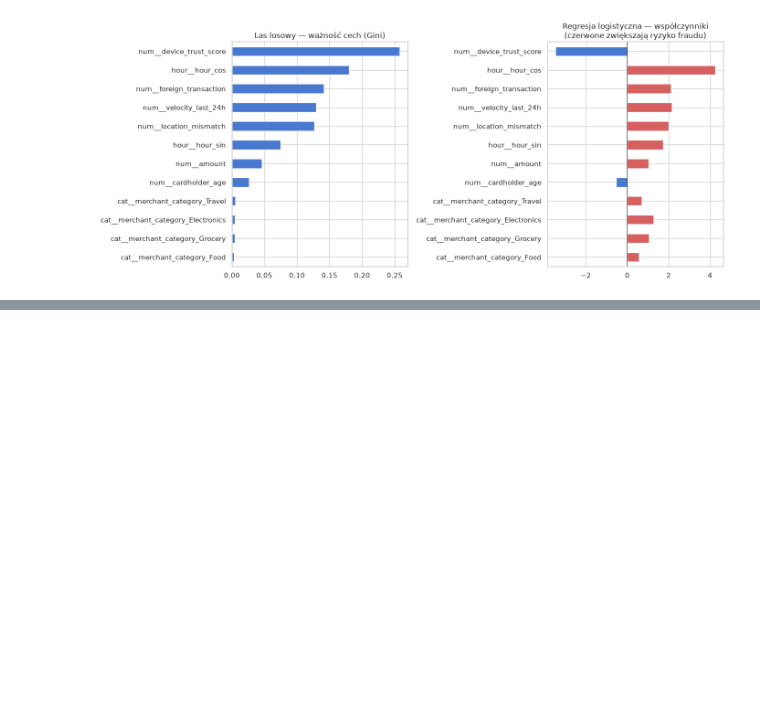
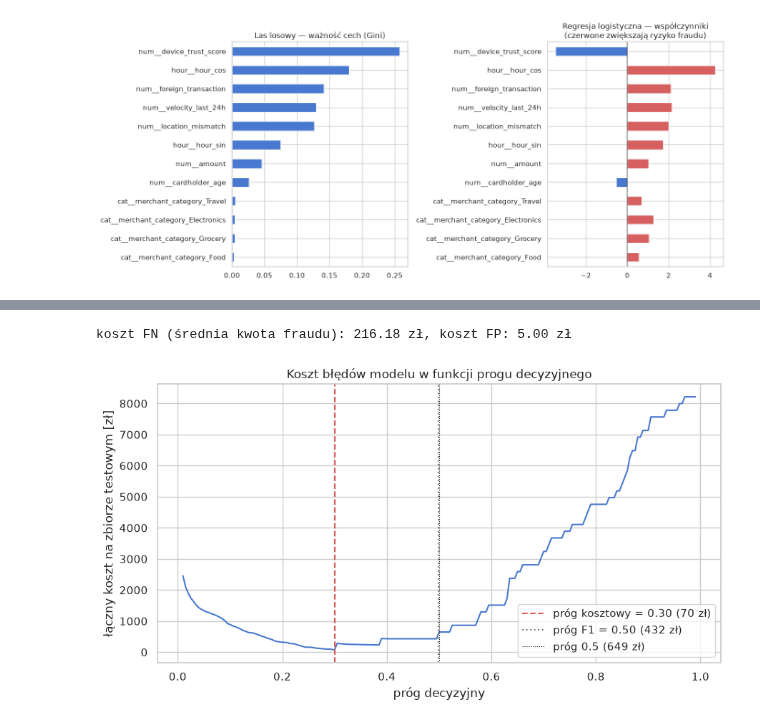
Before and after one commit to infoshareacademy/jdszr24-grupa-2, a Jupyter notebook: Ocean's_Four_Project.ipynb, the cells around one changed output, grey strips where cells are left out. Drawn from its saved outputs; the diff is of its cells as text; code cells hidden in the pictures; blank space fills up the shorter version.

```diff
--- a/Ocean's_Four_Project.ipynb
+++ b/Ocean's_Four_Project.ipynb
@@ -801 +901,39 @@ plt.show()
+# %%
+cost_fn = df.loc[df["is_fraud"] == 1, "amount"].mean()
+cost_fp = 5.0
+print(f"koszt FN (średnia kwota fraudu): {cost_fn:.2f} zł, koszt FP: {cost_fp:.2f} zł")
+
+thresholds_grid = np.linspace(0.01, 0.99, 197)
+costs = []
+for t in thresholds_grid:
+    pred = (best_proba >= t).astype(int)
+    fp = int(((pred == 1) & (y_test == 0)).sum())
+    fn = int(((pred == 0) & (y_test == 1)).sum())
+    costs.append(fp * cost_fp + fn * cost_fn)
+costs = np.array(costs)
+t_cost = thresholds_grid[np.argmin(costs)]
+
+def total_cost(t):
+    pred = (best_proba >= t).astype(int)
+    fp = int(((pred == 1) & (y_test == 0)).sum())
+    fn = int(((pred == 0) & (y_test == 1)).sum())
+    return fp * cost_fp + fn * cost_fn
+
+fig, ax = plt.subplots(figsize=(9, 5))
+ax.plot(thresholds_grid, costs, color="#4878CF")
+ax.axvline(t_cost, color="#D65F5F", ls="--",
+           label=f"próg kosztowy = {t_cost:.2f} ({costs.min():.0f} zł)")
+ax.axvline(threshold, color="gray", ls=":",
+           label=f"próg F1 = {threshold:.2f} ({total_cost(threshold):.0f} zł)")
+ax.axvline(0.5, color="black", ls=":", lw=0.8,
+           label=f"próg 0.5 ({total_cost(0.5):.0f} zł)")
+ax.set_xlabel("próg decyzyjny")
+ax.set_ylabel("łączny koszt na zbiorze testowym [zł]")
+ax.set_title("Koszt błędów modelu w funkcji progu decyzyjnego")
+ax.legend()
+plt.tight_layout()
+plt.show()
+# %% [output]
+koszt FN (średnia kwota fraudu): 216.18 zł, koszt FP: 5.00 zł
+[figure, added]
 # %% [markdown]
```
Also changed, not shown: parts of 10 cells of this notebook, 7 other files.
